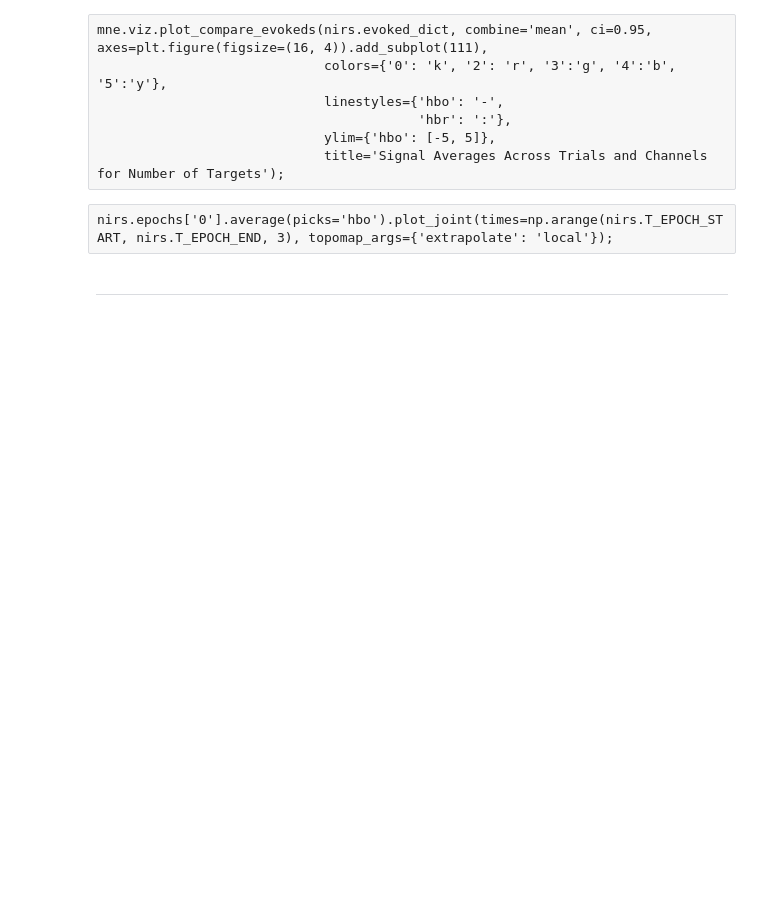
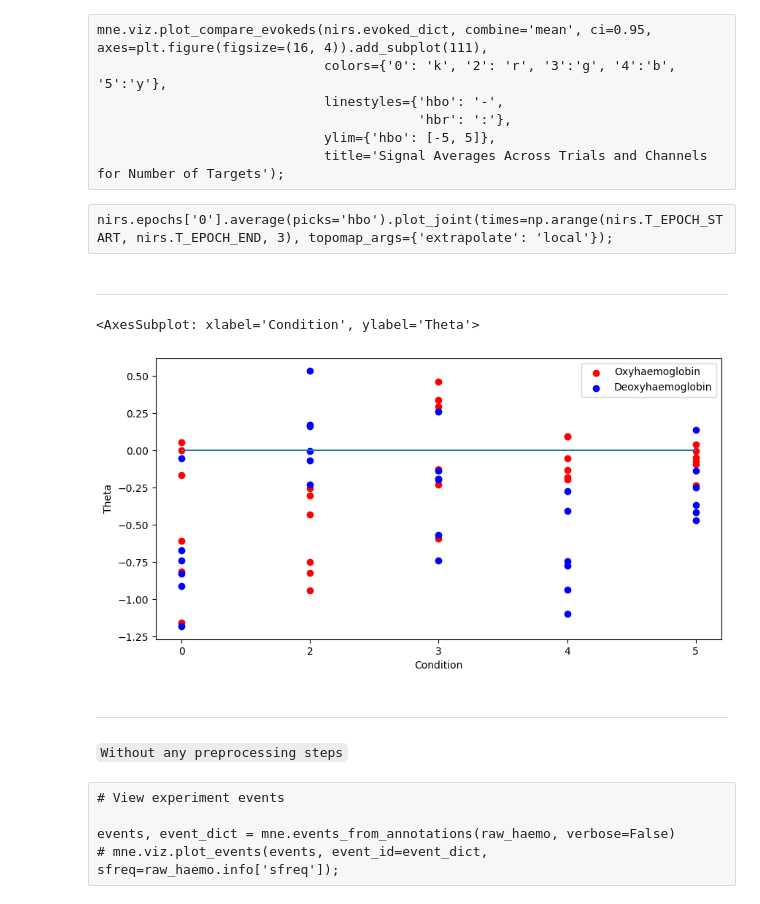
Before and after one commit to pulkitgoyal56/fnirsPy, a Jupyter notebook: playground.ipynb, the cells around one changed output. Saved outputs shown, nothing was run; the diff lists cells and outputs as text; code cells hidden in the pictures; blank space fills up the shorter version.

```diff
--- a/playground.ipynb
+++ b/playground.ipynb
@@ -68,4 +71,4 @@ mne.viz.set_3d_backend('notebook') # pyvistaqt, notebook
 # MAIN
 # %%
 # Instantiate NIRS() and read data
-nirs = NIRS().read(1, 1, 3, transform=False)
+nirs = NIRS().read(1, 1, 4, transform=False)
@@ -98,3 +99,23 @@ mne.viz.plot_compare_evokeds(nirs.evoked_dict, combine='mean', ci=0.95, axes=plt
 nirs.epochs['0'].average(picks='hbo').plot_joint(times=np.arange(nirs.T_EPOCH_START, nirs.T_EPOCH_END, 3), topomap_args={'extrapolate': 'local'});
 # %% [markdown]
 ---
+# %%
+raw_haemo = nirs.raw.copy()
+# %%
+design_matrix = mne_nirs.experimental_design.make_first_level_design_matrix(raw_haemo, drift_model=None, hrf_model='spm',
+                                                                            # high_pass=1/2/(nirs.DUR['trial']),
+                                                                            stim_dur=nirs.DUR['motion'])
+
+# design_matrix["ShortHbO"] = np.mean(short_chs.copy().pick(picks="hbo").get_data(), axis=0)
+# design_matrix["ShortHbR"] = np.mean(short_chs.copy().pick(picks="hbr").get_data(), axis=0)
+
+glm_est = mne_nirs.statistics.run_glm(raw_haemo, design_matrix)
+
+glm_est.scatter()
+# %% [output]
+<AxesSubplot: xlabel='Condition', ylabel='Theta'>
+[figure, added]
+# %% [markdown]
+---
+# %% [markdown]
+`Without any preprocessing steps`
@@ -100,0 +133,5 @@ nirs.epochs['0'].average(picks='hbo').plot_joint(times=np.arange(nirs.T_EPOCH_ST
+# %% [raw]
+# View experiment events
+
+events, event_dict = mne.events_from_annotations(raw_haemo, verbose=False)
+# mne.viz.plot_events(events, event_id=event_dict, sfreq=raw_haemo.info['sfreq']);
```
Also changed, not shown: parts of 18 cells of this notebook.
